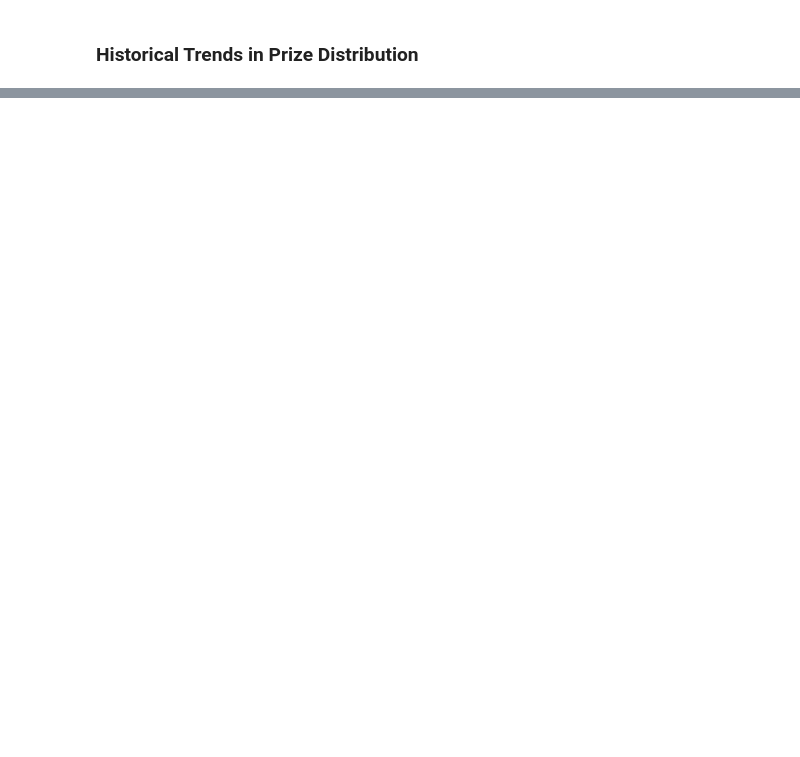
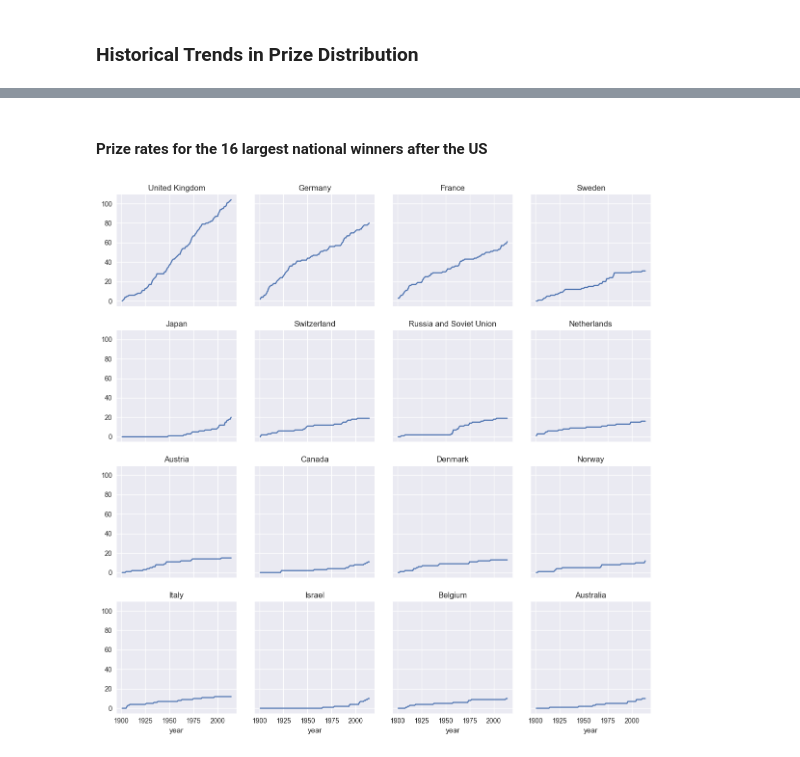
Before and after one commit to MSulSal/nobel-data-exploration, a Jupyter notebook: Nobel Winners Data Exploration.ipynb, the cells around one changed output, grey strips where cells are left out. Drawn from its saved outputs; the diff is of its cells as text; code cells hidden in the pictures; blank space fills up the shorter version.

```diff
--- a/Nobel Winners Data Exploration.ipynb
+++ b/Nobel Winners Data Exploration.ipynb
@@ -267,0 +335,28 @@ plt.tight_layout()
+# %% [markdown]
+#### Prize rates for the 16 largest national winners after the US
+# %%
+COL_NUM = 4
+ROW_NUM = 4
+
+fig, axes = plt.subplots(
+    ROW_NUM,
+    COL_NUM,
+    sharex=True, sharey=True,
+    figsize=(12,12)
+)
+
+by_nat_sz = df.groupby("country").size()
+by_nat_sz.sort_values(ascending=False, inplace=True)
+
+for i, nat in enumerate(by_nat_sz.index[1:17]):
+    row = i // COL_NUM
+    col = i %  COL_NUM
+    ax = axes[row, col]
+
+    by_year_nat_sz[nat].cumsum().plot(ax=ax)
+    ax.set_title(nat)
+
+plt.tight_layout()
+plt.show()
+# %% [output]
+[figure, added]
```
Also changed, not shown: parts of 11 cells of this notebook.
